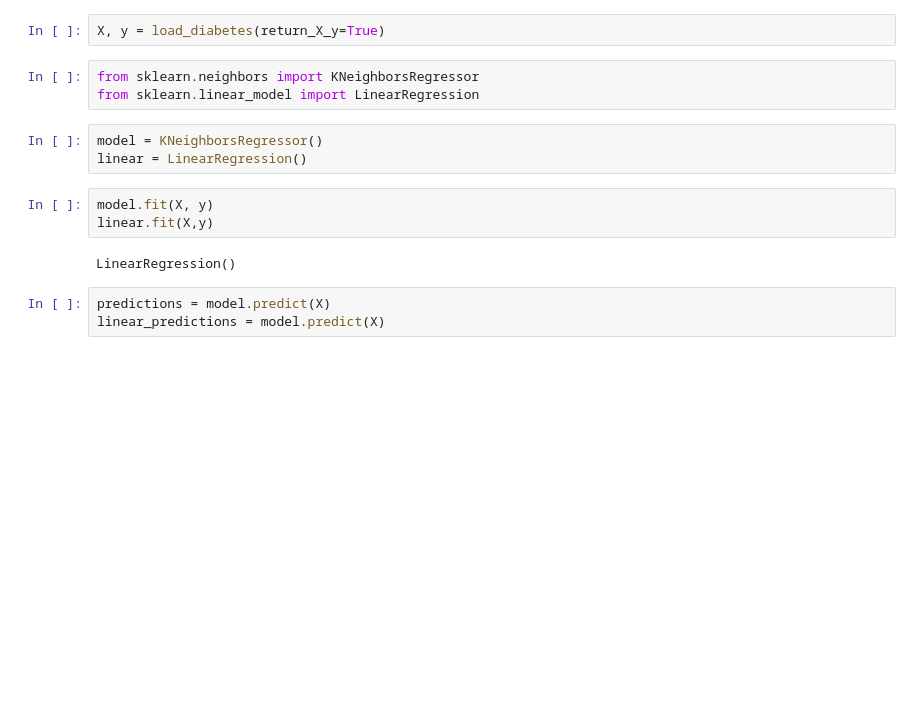
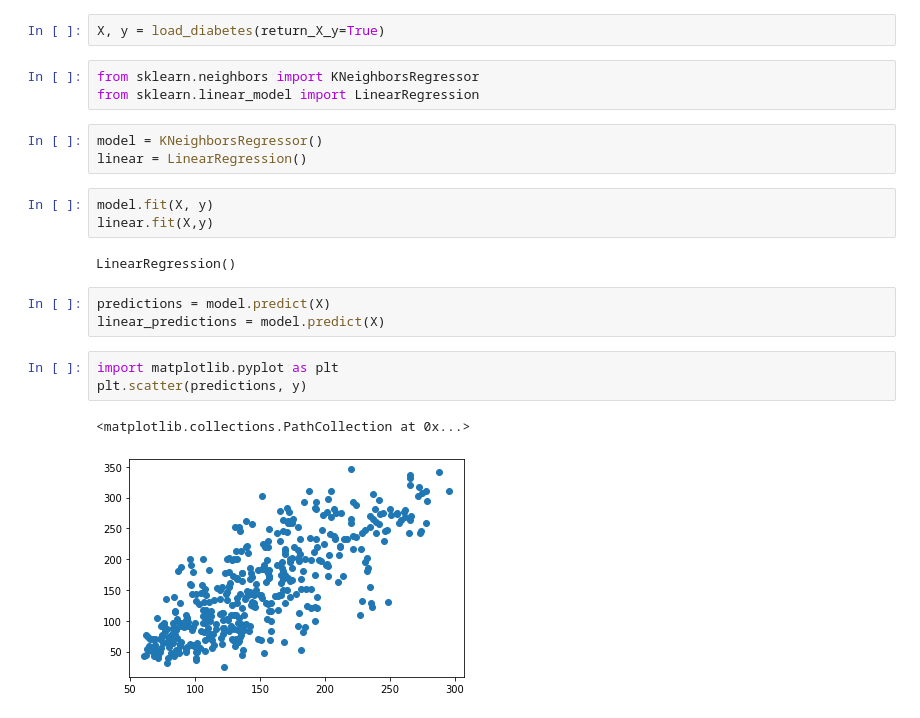
Before and after one commit to Farooq-azam-khan/sklearn-datascience, a Jupyter notebook: src/workflow.ipynb, the cells around one changed output. Drawn from its saved outputs; the diff is of its cells as text; blank space fills up the shorter version.

Commit message:
plotting predictions with actual values

```diff
--- a/src/workflow.ipynb
+++ b/src/workflow.ipynb
@@ -16,3 +16,9 @@ LinearRegression()
 # %%
 predictions = model.predict(X)
 linear_predictions = model.predict(X)
+# %%
+import matplotlib.pyplot as plt
+plt.scatter(predictions, y)
+# %% [output]
+<matplotlib.collections.PathCollection at 0x...>
+[figure, added]
```
Also changed, not shown: parts of 1 cell of this notebook.
